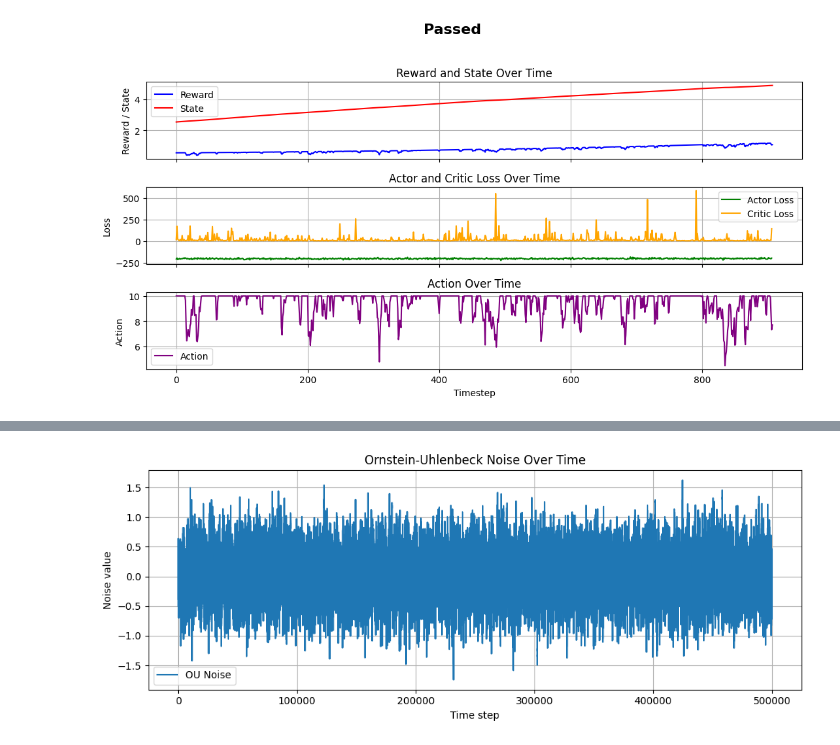
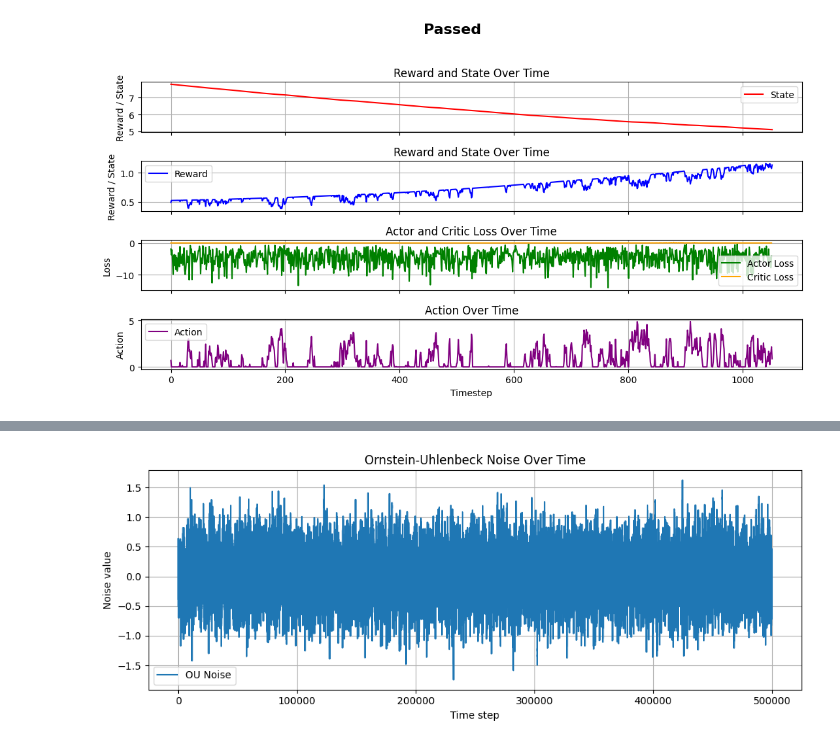
Before and after one commit to MizuSakura/AI_controller, a Jupyter notebook: monitor.ipynb, the cells around one changed output, grey strips where cells are left out. Saved outputs shown, nothing was run; the diff lists cells and outputs as text; code cells hidden in the pictures.

```diff
--- a/monitor.ipynb
+++ b/monitor.ipynb
@@ -5,48 +5,54 @@ from Logging_andplot import Logger
 
 logger = Logger()
 # Load the log data
-log_data = logger.load_csv(r'D:\Project_end\DDPG_NEW_git\Auto_save_data_log\n_step_round_4\data_log\data_log300_.csv')
+log_data = logger.load_csv(r'D:\Project_end\DDPG_NEW_git\Auto_save_data_log\n_step_round_5\data_log\data_log800_.csv')
 y = logger.result_column('reward')
 y1 = logger.result_column('state')
 y2 = logger.result_column('actor_loss')
 y3 = logger.result_column('critic_loss')
 y4 = logger.result_column('action')
 status = logger.result_column('train_status')
 status = status
 status = status[-1]
 x = np.arange(len(y))  # Create an x-axis based on the length of y
-fig, axs = plt.subplots(3, 1, figsize=(11, 6), sharex=True)
+fig, axs = plt.subplots(4, 1, figsize=(11, 6), sharex=True)
 
 # ===== แถวที่ 1: Reward และ State =====
-axs[0].plot(x, y, label='Reward', color='blue')
+
 axs[0].plot(x, y1, label='State', color='red')
 axs[0].set_ylabel('Reward / State')
 axs[0].set_title('Reward and State Over Time')
 axs[0].legend()
 axs[0].grid(True)
 
-# ===== แถวที่ 2: Actor และ Critic Loss =====
-axs[1].plot(x, y2, label='Actor Loss', color='green')
-axs[1].plot(x, y3, label='Critic Loss', color='orange')
-axs[1].set_ylabel('Loss')
-axs[1].set_title('Actor and Critic Loss Over Time')
+axs[1].plot(x, y, label='Reward', color='blue')
+axs[1].set_ylabel('Reward / State')
+axs[1].set_title('Reward and State Over Time')
 axs[1].legend()
 axs[1].grid(True)
 
-# ===== แถวที่ 3: Action =====
-axs[2].plot(x, y4, label='Action', color='purple')
-axs[2].set_ylabel('Action')
-axs[2].set_title('Action Over Time')
+# ===== แถวที่ 2: Actor และ Critic Loss =====
+axs[2].plot(x, y2, label='Actor Loss', color='green')
+axs[2].plot(x, y3, label='Critic Loss', color='orange')
+axs[2].set_ylabel('Loss')
+axs[2].set_title('Actor and Critic Loss Over Time')
 axs[2].legend()
 axs[2].grid(True)
 
+# ===== แถวที่ 3: Action =====
+axs[3].plot(x, y4, label='Action', color='purple')
+axs[3].set_ylabel('Action')
+axs[3].set_title('Action Over Time')
+axs[3].legend()
+axs[3].grid(True)
+
 # แกน x ด้านล่างสุด
-axs[2].set_xlabel('Timestep')
+axs[3].set_xlabel('Timestep')
 
 # จัด layout ให้พอดี
 title_text = "Passed" if status else "Failed"
 fig.suptitle(title_text, fontsize=16, fontweight='bold')
 plt.tight_layout(rect=[0, 0, 1, 0.95])
 plt.show()
 # %% [output]
-[figure, old version]
+[figure, new version]
```
Also changed, not shown: parts of 1 cell of this notebook, 3 other files.
